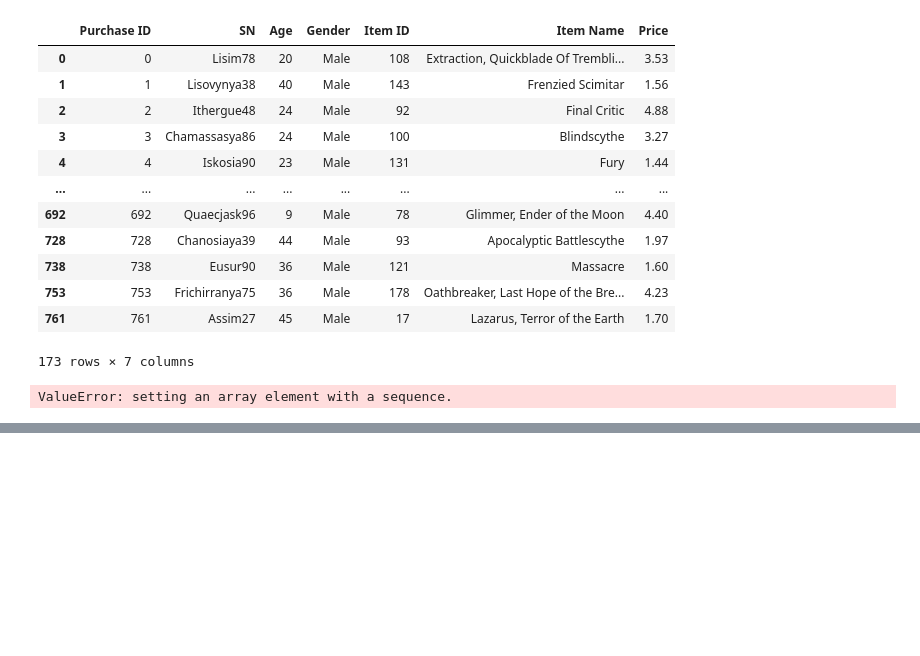
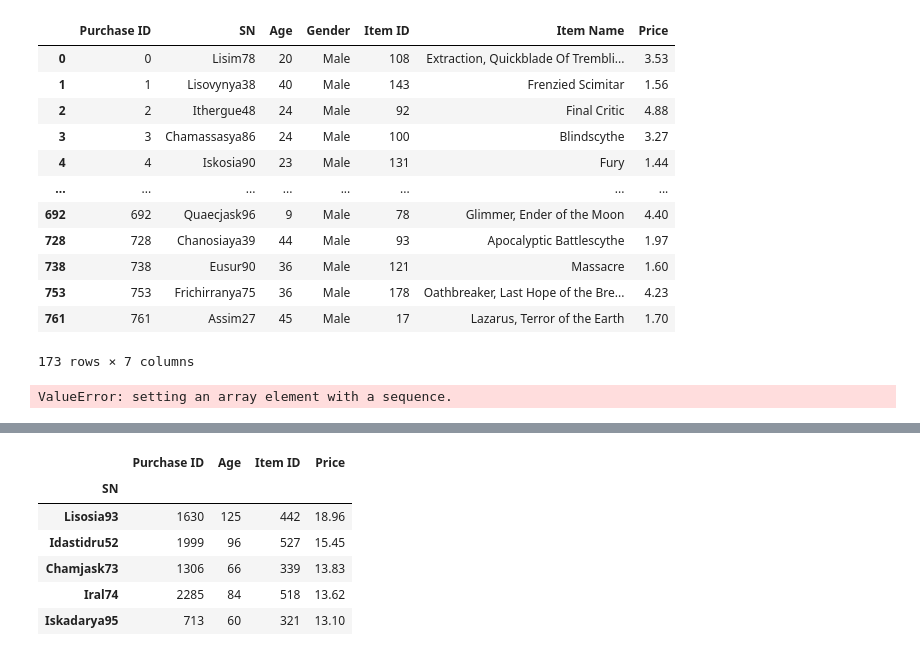
Before and after one commit to jocelyn4112/pandas-challenge, a Jupyter notebook: MainHouse.ipynb, the cells around one changed output, grey strips where cells are left out. Cells and saved outputs as stored; diff of their text form; code cells hidden in the pictures; blank space fills up the shorter version.

```diff
--- a/MainHouse.ipynb
+++ b/MainHouse.ipynb
@@ -183,4 +202,13 @@ purchase_df.groupby(["SN"]).mean().sort_values("Price", ascending=False).head()
 #top 5 total purchase value - need to tie the two together again
 # %%
 #Most Popular Items Need to break out by purchase count to sum Item ID, "Item Name", "Purchase Count", "Item Price","Total Purchase Value"
-purchase_df.groupby(["Item ID"]).sum().sort_values("Price", ascending=False).head()
+#purchase_df.groupby(["Item ID"]).sum().sort_values
+purchase_df.groupby(["SN"]).sum().sort_values("Price", ascending=False).head()
+# %% [output]
+|  | Purchase ID | Age | Item ID | Price |
+| SN |  |  |  |  |
+| Lisosia93 | 1630 | 125 | 442 | 18.96 |
+| Idastidru52 | 1999 | 96 | 527 | 15.45 |
+| Chamjask73 | 1306 | 66 | 339 | 13.83 |
+| Iral74 | 2285 | 84 | 518 | 13.62 |
+| Iskadarya95 | 713 | 60 | 321 | 13.10 |
```
Also changed, not shown: parts of 6 cells of this notebook.
